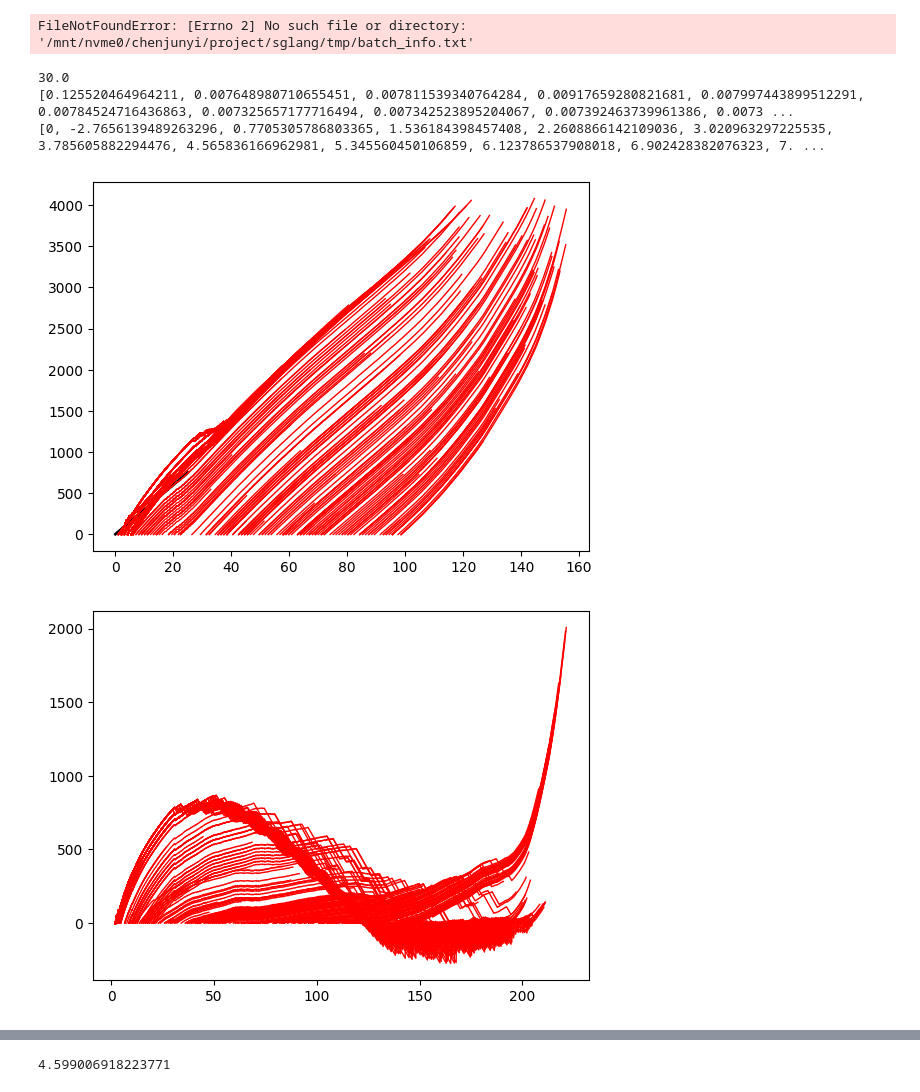
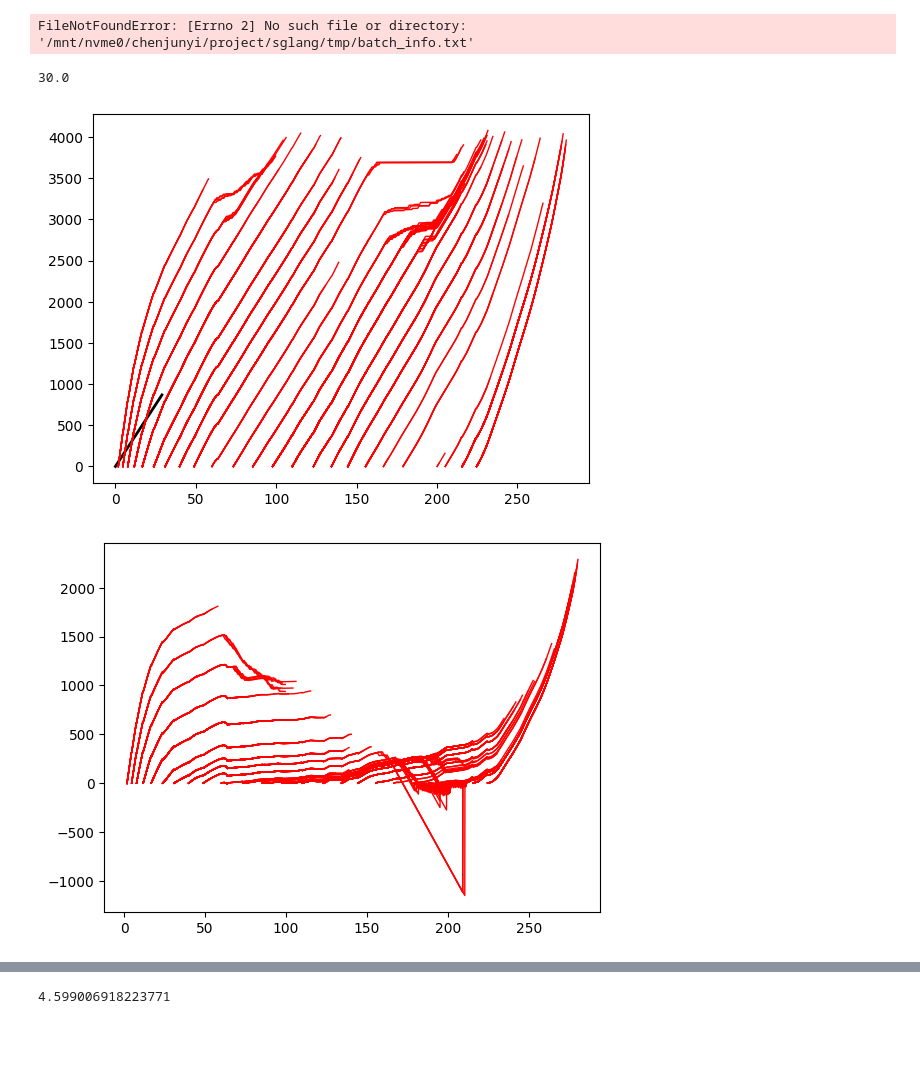
Before and after one commit to flyinglandlord/sglang, a Jupyter notebook: playground.ipynb, the cells around one changed output, grey strips where cells are left out. Cells and saved outputs as stored; diff of their text form; code cells hidden in the pictures; blank space fills up the shorter version.

```diff
--- a/playground.ipynb
+++ b/playground.ipynb
@@ -927,44 +927,48 @@ import numpy as np
 @dataclass
 class RequestFuncOutput:
     generated_text: str = ""
     success: bool = False
     latency: float = 0.0
     request_time: float = 0.0
     ttft: float = 0.0  # Time to first token
     itl: List[float] = field(default_factory=list)  # List of inter-token latencies
     prompt_len: int = 0
     error: str = ""
     output_len: int = 0
     output_speed: int = 40
     buffer_size: List[float] = field(default_factory=list)
 
 with open('benchmark_result.pkl', 'rb') as f:
     outputs = pickle.load(f)
 
 output = outputs[30]
 print(output.output_speed)
 cum_itl = [0] + np.cumsum(output.itl)
 token_num = list(range(0, len(cum_itl)))
-print(output.itl)
-print(output.buffer_size)
+min_request_time = outputs[0].request_time
+for i in range(len(outputs)):
+    min_request_time = min(min_request_time, outputs[i].request_time)
+# print(output.itl)
+# print(output.buffer_size)
 plt.plot(cum_itl, [30 * (x) for x in cum_itl], label='40 token/sec', color='black', linewidth=2)
 for i in range(len(outputs)):
     output = outputs[i]
     cum_itl = [0] + np.cumsum(output.itl)
     token_num = list(range(0, len(cum_itl)))
     if output.output_speed < 30:
-        plt.plot(output.ttft + cum_itl, token_num, color='blue', linewidth=1)
+        plt.plot((output.request_time - min_request_time) + output.ttft + cum_itl, token_num, color='blue', linewidth=1)
     else:
-        plt.plot(output.ttft + cum_itl, token_num, color='red', linewidth=1)
+        plt.plot((output.request_time - min_request_time) + output.ttft + cum_itl, token_num, color='red', linewidth=1)
 # %% [output]
 30.0
-[0.125520464964211, 0.007648980710655451, 0.007811539340764284, 0.00917659280821681, 0.007997443899512291, 0.00784524716436863, 0.007325657177716494, 0.007342523895204067, 0.007392463739961386, 0.0073 ...
-[0, -2.7656139489263296, 0.7705305786803365, 1.536184398457408, 2.2608866142109036, 3.020963297225535, 3.785605882294476, 4.565836166962981, 5.345560450106859, 6.123786537908018, 6.902428382076323, 7. ...
-[figure, old version]
+[figure, new version]
 # %%
 output = outputs[30]
 cum_itl = [0] + np.cumsum(output.itl)
 token_num = list(range(0, len(cum_itl)))
+min_request_time = outputs[0].request_time
+for i in range(len(outputs)):
+    min_request_time = min(min_request_time, outputs[i].request_time)
 
 for i in range(len(outputs)):
     output = outputs[i]
@@ -974,19 +978,19 @@ for i in range(len(outputs)):
     for j in range(len(output.itl)):
         last_size = buffer_size[-1] if buffer_size[-1] >= 0 else 0
         last_size += 1
-        last_size -= output.itl[j] * 25
+        last_size -= output.itl[j] * 30
         buffer_size.append(last_size)
     if output.output_speed < 30:
-        plt.plot(output.ttft + cum_itl, buffer_size[1:], color='blue', linewidth=1)
+        plt.plot(output.request_time - min_request_time + output.ttft + cum_itl, buffer_size[1:], color='blue', linewidth=1)
     else:
-        plt.plot(output.ttft + cum_itl, buffer_size[1:], color='red', linewidth=1)
+        plt.plot(output.request_time - min_request_time + output.ttft + cum_itl, buffer_size[1:], color='red', linewidth=1)
 # print(output.buffer_size.index(391.39722499856725))
 # print(output.itl[938], output.itl[939], output.itl[940], output.itl[941])
 # Original Scheduler
 # Total input tokens:                      209281
 # Total generated tokens:                  25883
 # %% [output]
-[figure, old version]
+[figure, new version]
 # %%
 output = outputs[90]
 cum_itl = [0] + np.cumsum(output.itl)
```
Also changed, not shown: parts of 1 cell of this notebook, 5 other files.
